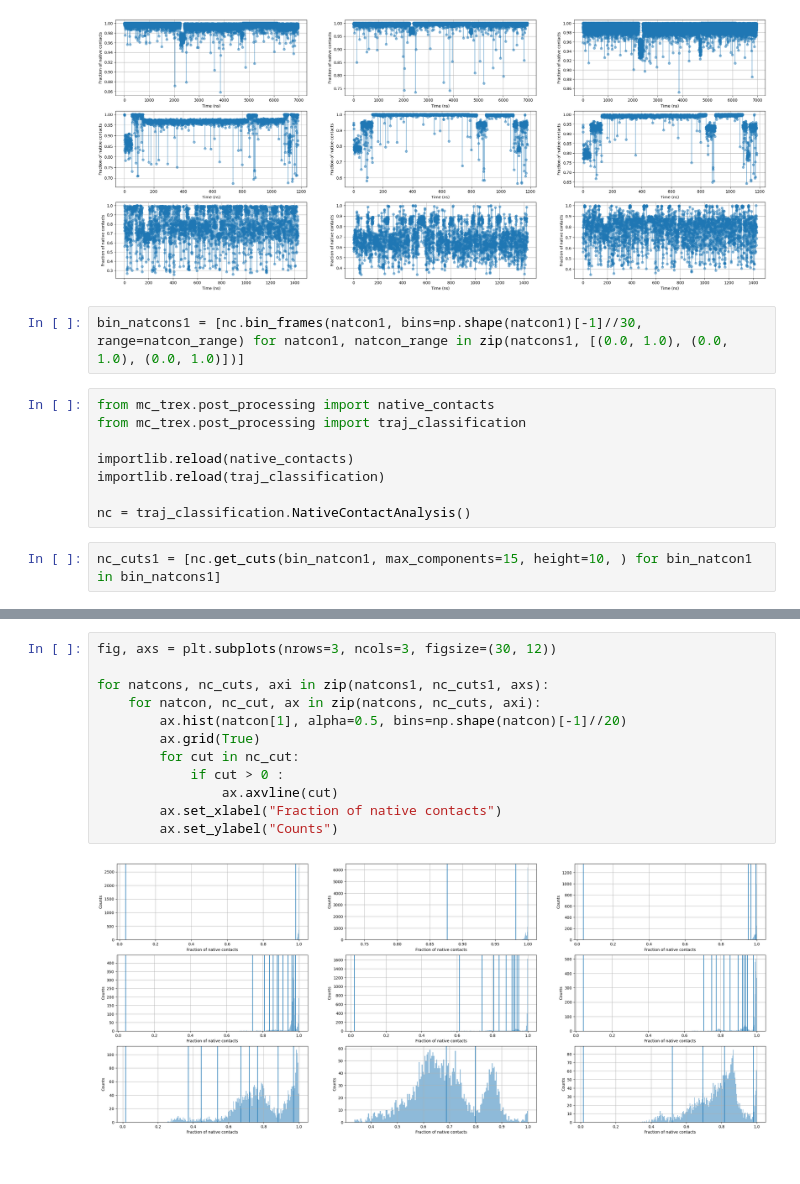
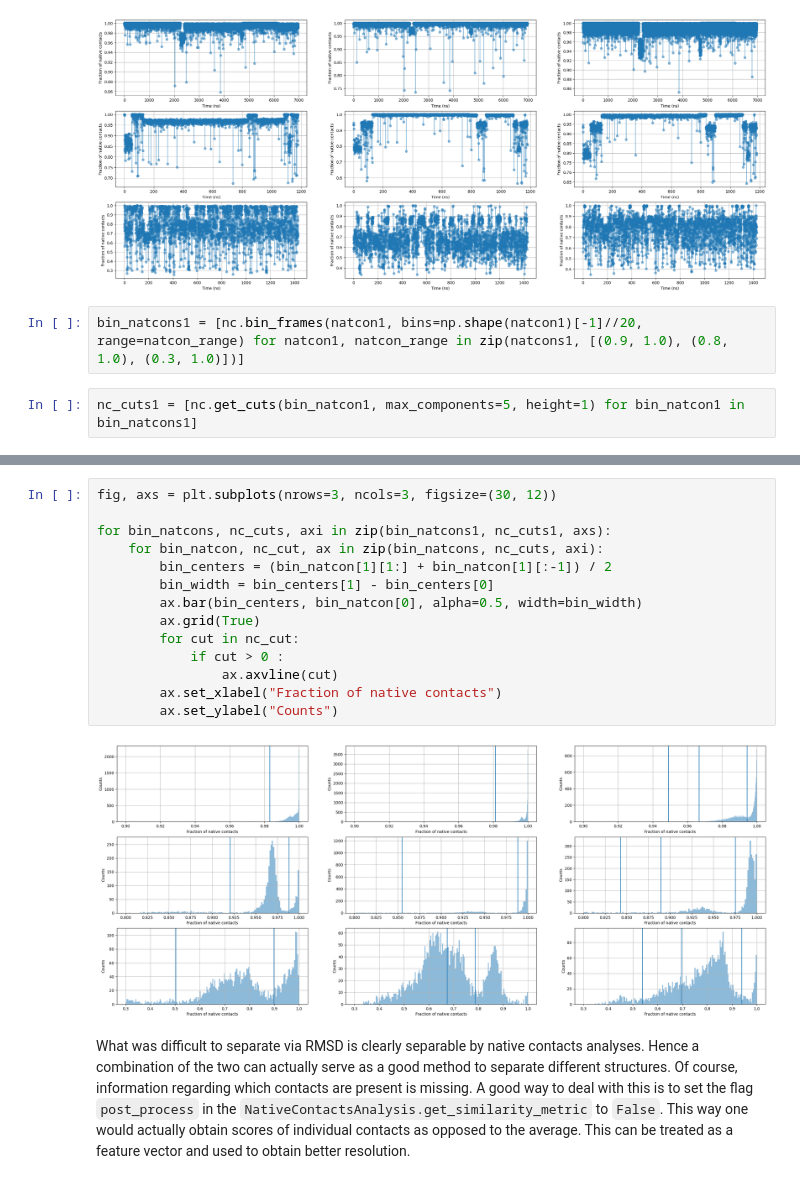
Before and after one commit to nithinkr2000/mc_trex, a Jupyter notebook: docs/examples/Trajectory classification.ipynb, the cells around one changed output, grey strips where cells are left out. Cells and saved outputs as stored; diff of their text form.

Commit message:
Updated README, added native contacts analysis to example notebook.

```diff
--- a/docs/examples/Trajectory classification.ipynb
+++ b/docs/examples/Trajectory classification.ipynb
@@ -227,14 +227,6 @@ for natcons, axi in zip(natcons1, axs):
 # %% [output]
 [figure]
 # %%
-bin_natcons1 = [nc.bin_frames(natcon1, bins=np.shape(natcon1)[-1]//30, range=natcon_range) for natcon1, natcon_range in zip(natcons1, [(0.0, 1.0), (0.0, 1.0), (0.0, 1.0)])]
+bin_natcons1 = [nc.bin_frames(natcon1, bins=np.shape(natcon1)[-1]//20, range=natcon_range) for natcon1, natcon_range in zip(natcons1, [(0.9, 1.0), (0.8, 1.0), (0.3, 1.0)])]
-# %%
-from mc_trex.post_processing import native_contacts
-from mc_trex.post_processing import traj_classification
-
-importlib.reload(native_contacts)
-importlib.reload(traj_classification)
-
-nc = traj_classification.NativeContactAnalysis()
 # %%
-nc_cuts1 = [nc.get_cuts(bin_natcon1, max_components=15, height=10, ) for bin_natcon1 in bin_natcons1]
+nc_cuts1 = [nc.get_cuts(bin_natcon1, max_components=5, height=1) for bin_natcon1 in bin_natcons1]
@@ -260,14 +233,18 @@ nc_cuts1
 # %%
 fig, axs = plt.subplots(nrows=3, ncols=3, figsize=(30, 12))
 
-for natcons, nc_cuts, axi in zip(natcons1, nc_cuts1, axs):
-    for natcon, nc_cut, ax in zip(natcons, nc_cuts, axi):
-        ax.hist(natcon[1], alpha=0.5, bins=np.shape(natcon)[-1]//20)
+for bin_natcons, nc_cuts, axi in zip(bin_natcons1, nc_cuts1, axs):
+    for bin_natcon, nc_cut, ax in zip(bin_natcons, nc_cuts, axi):
+        bin_centers = (bin_natcon[1][1:] + bin_natcon[1][:-1]) / 2
+        bin_width = bin_centers[1] - bin_centers[0]
+        ax.bar(bin_centers, bin_natcon[0], alpha=0.5, width=bin_width)
         ax.grid(True)
         for cut in nc_cut:
             if cut > 0 :
                 ax.axvline(cut)
         ax.set_xlabel("Fraction of native contacts")
         ax.set_ylabel("Counts")
 # %% [output]
-[figure, old version]
+[figure, new version]
+# %% [markdown]
+What was difficult to separate via RMSD is clearly separable by native contacts analyses. Hence a combination of the two can actually serve as a good method to separate different structures. Of course, information regarding which contacts are present is missing. A good way to deal with this is to set the flag `post_process` in the `NativeContactsAnalysis.get_similarity_metric` to `False`. This way one would actually obtain scores of individual contacts as opposed to the average. This can be treated as a feature vector and used to obtain better resolution.
```
Also changed, not shown: parts of 3 cells of this notebook, 1 other file.
